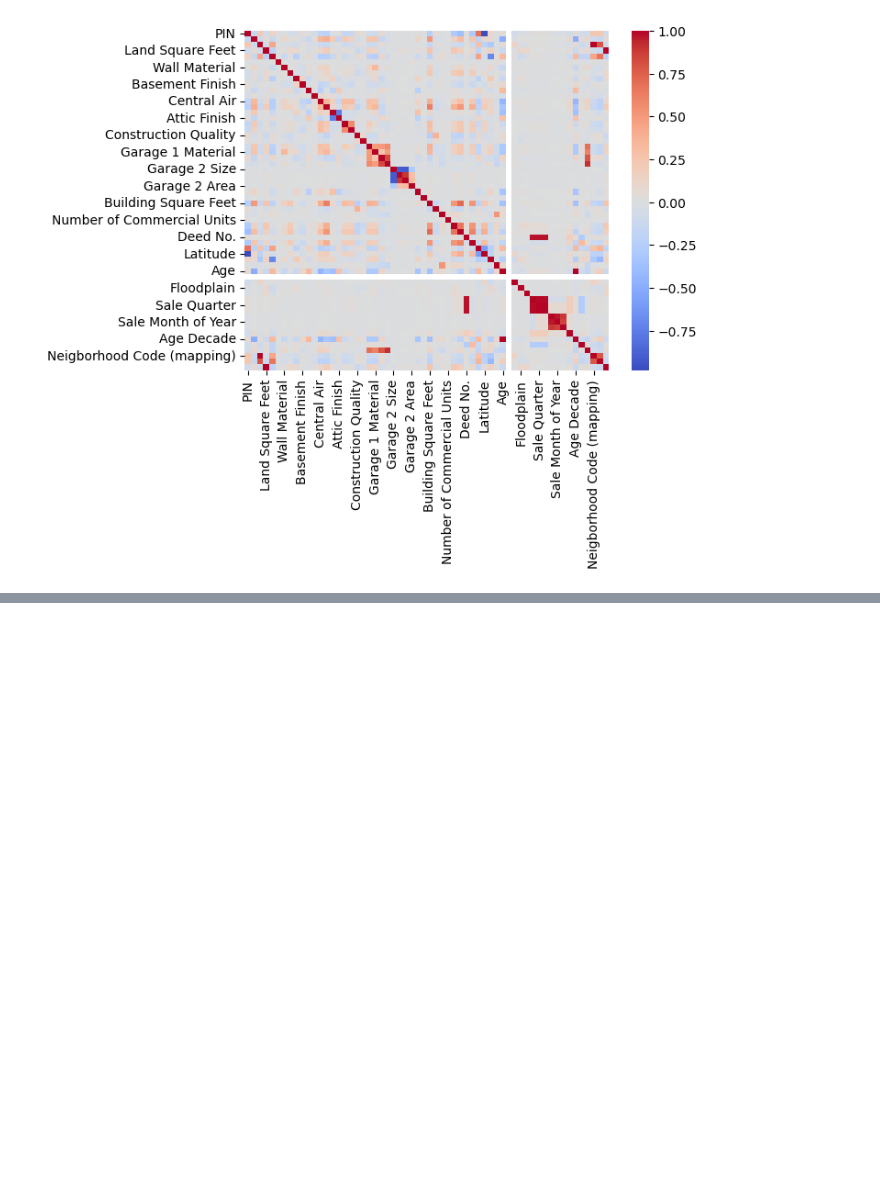
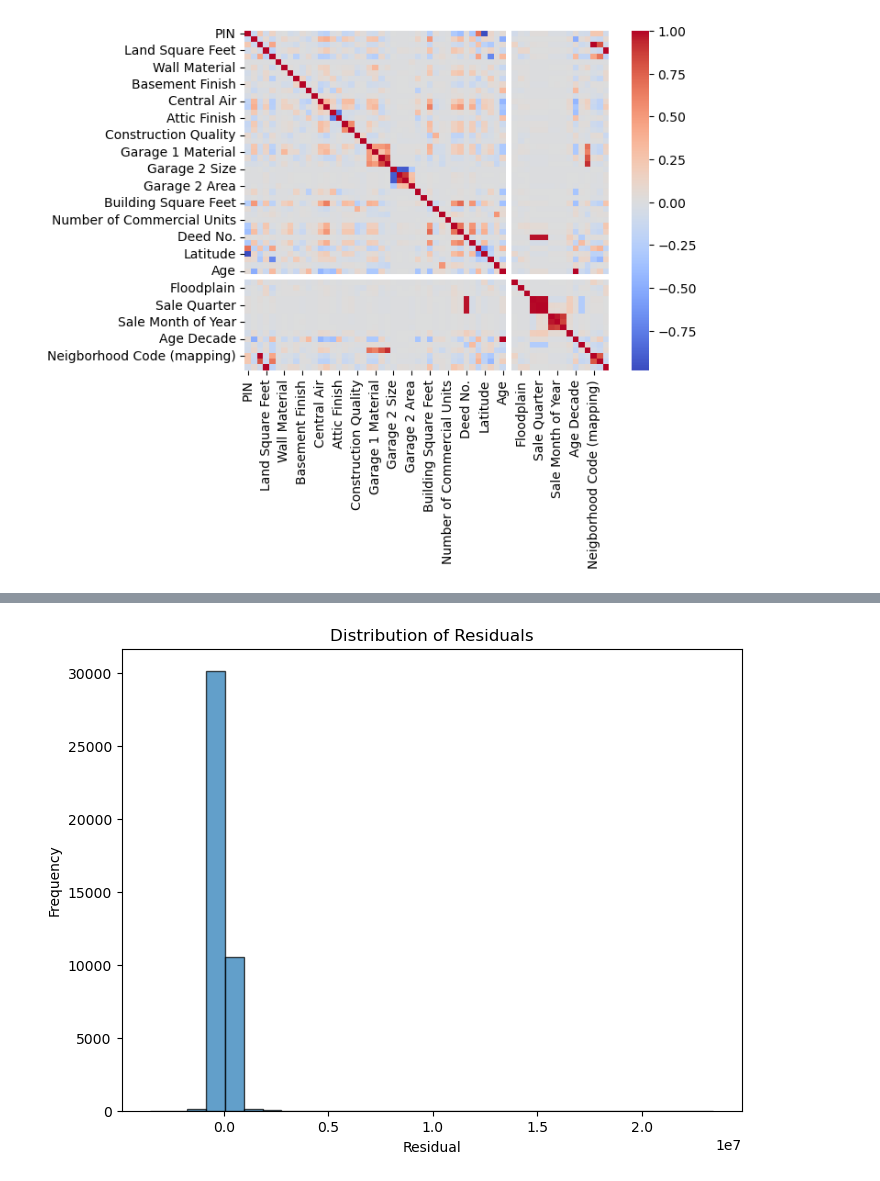
Before and after one commit to rkardoes/DataMiningColab, a Jupyter notebook: Main.ipynb, the cells around one changed output, grey strips where cells are left out. Saved outputs shown, nothing was run; the diff lists cells and outputs as text; code cells hidden in the pictures; blank space fills up the shorter version.

```diff
--- a/Main.ipynb
+++ b/Main.ipynb
@@ -294,0 +338,9 @@ ValueError: could not convert string to float: 'SF'
+# %%
+plt.figure(figsize=(8, 6))
+plt.hist(residuals, bins=30, edgecolor='k', alpha=0.7)
+plt.title('Distribution of Residuals')
+plt.xlabel('Residual')
+plt.ylabel('Frequency')
+plt.show()
+# %% [output]
+[figure, added]
```
Also changed, not shown: parts of 9 cells of this notebook.
